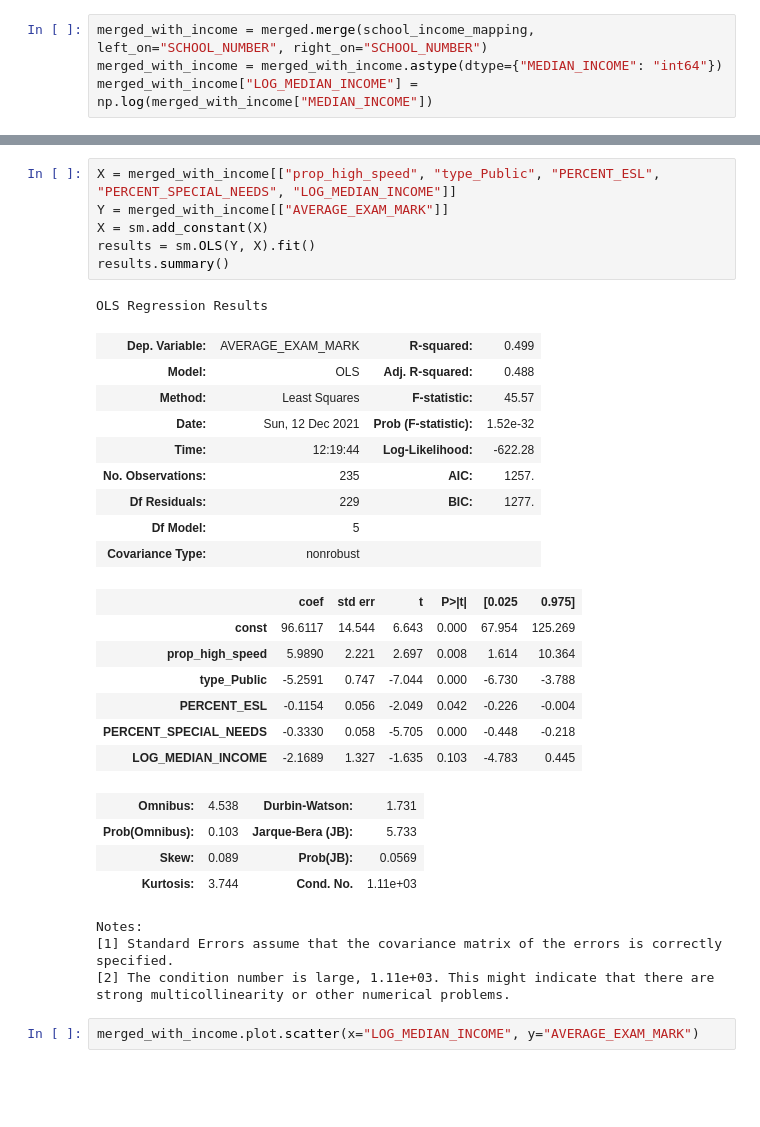
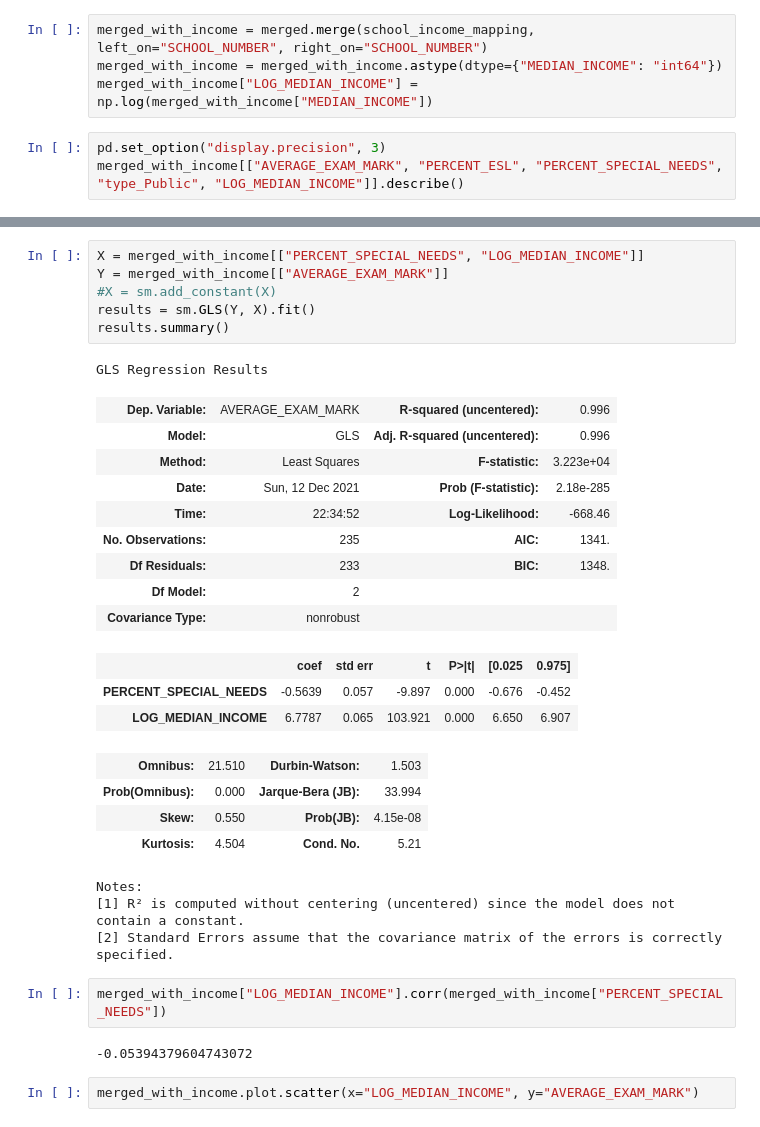
Before and after one commit to mukund0299/ECON_490_Paper, a Jupyter notebook: data/analysis.ipynb, the cells around one changed output, grey strips where cells are left out. Cells and saved outputs as stored; diff of their text form; blank space fills up the shorter version.

```diff
--- a/data/analysis.ipynb
+++ b/data/analysis.ipynb
@@ -225,3 +225,6 @@ The spread here is problematic. Most schools have really good connection speeds,
 merged_with_income = merged.merge(school_income_mapping, left_on="SCHOOL_NUMBER", right_on="SCHOOL_NUMBER")
 merged_with_income = merged_with_income.astype(dtype={"MEDIAN_INCOME": "int64"})
 merged_with_income["LOG_MEDIAN_INCOME"] = np.log(merged_with_income["MEDIAN_INCOME"])
+# %%
+pd.set_option("display.precision", 3)
+merged_with_income[["AVERAGE_EXAM_MARK", "PERCENT_ESL", "PERCENT_SPECIAL_NEEDS", "type_Public", "LOG_MEDIAN_INCOME"]].describe()
@@ -228,35 +241,34 @@ merged_with_income["LOG_MEDIAN_INCOME"] = np.log(merged_with_income["MEDIAN_INCO
 # %%
-X = merged_with_income[["prop_high_speed", "type_Public", "PERCENT_ESL", "PERCENT_SPECIAL_NEEDS", "LOG_MEDIAN_INCOME"]]
+X = merged_with_income[["PERCENT_SPECIAL_NEEDS", "LOG_MEDIAN_INCOME"]]
 Y = merged_with_income[["AVERAGE_EXAM_MARK"]]
-X = sm.add_constant(X)
-results = sm.OLS(Y, X).fit()
+#X = sm.add_constant(X)
+results = sm.GLS(Y, X).fit()
 results.summary()
 # %% [output]
-OLS Regression Results
+GLS Regression Results
-| Dep. Variable: | AVERAGE_EXAM_MARK | R-squared: | 0.499 |
-| Model: | OLS | Adj. R-squared: | 0.488 |
-| Method: | Least Squares | F-statistic: | 45.57 |
-| Date: | Sun, 12 Dec 2021 | Prob (F-statistic): | 1.52e-32 |
-| Time: | 12:19:44 | Log-Likelihood: | -622.28 |
-| No. Observations: | 235 | AIC: | 1257. |
-| Df Residuals: | 229 | BIC: | 1277. |
-| Df Model: | 5 |  |  |
+| Dep. Variable: | AVERAGE_EXAM_MARK | R-squared (uncentered): | 0.996 |
+| Model: | GLS | Adj. R-squared (uncentered): | 0.996 |
+| Method: | Least Squares | F-statistic: | 3.223e+04 |
+| Date: | Sun, 12 Dec 2021 | Prob (F-statistic): | 2.18e-285 |
+| Time: | 22:34:52 | Log-Likelihood: | -668.46 |
+| No. Observations: | 235 | AIC: | 1341. |
+| Df Residuals: | 233 | BIC: | 1348. |
+| Df Model: | 2 |  |  |
 | Covariance Type: | nonrobust |  |  |
 |  | coef | std err | t | P>|t| | [0.025 | 0.975] |
-| const | 96.6117 | 14.544 | 6.643 | 0.000 | 67.954 | 125.269 |
-| prop_high_speed | 5.9890 | 2.221 | 2.697 | 0.008 | 1.614 | 10.364 |
-| type_Public | -5.2591 | 0.747 | -7.044 | 0.000 | -6.730 | -3.788 |
-| PERCENT_ESL | -0.1154 | 0.056 | -2.049 | 0.042 | -0.226 | -0.004 |
-| PERCENT_SPECIAL_NEEDS | -0.3330 | 0.058 | -5.705 | 0.000 | -0.448 | -0.218 |
-| LOG_MEDIAN_INCOME | -2.1689 | 1.327 | -1.635 | 0.103 | -4.783 | 0.445 |
+| PERCENT_SPECIAL_NEEDS | -0.5639 | 0.057 | -9.897 | 0.000 | -0.676 | -0.452 |
+| LOG_MEDIAN_INCOME | 6.7787 | 0.065 | 103.921 | 0.000 | 6.650 | 6.907 |
-| Omnibus: | 4.538 | Durbin-Watson: | 1.731 |
-| Prob(Omnibus): | 0.103 | Jarque-Bera (JB): | 5.733 |
-| Skew: | 0.089 | Prob(JB): | 0.0569 |
-| Kurtosis: | 3.744 | Cond. No. | 1.11e+03 |
+| Omnibus: | 21.510 | Durbin-Watson: | 1.503 |
+| Prob(Omnibus): | 0.000 | Jarque-Bera (JB): | 33.994 |
+| Skew: | 0.550 | Prob(JB): | 4.15e-08 |
+| Kurtosis: | 4.504 | Cond. No. | 5.21 |
 Notes:
-[1] Standard Errors assume that the covariance matrix of the errors is correctly specified.
-[2] The condition number is large, 1.11e+03. This might indicate that there are
-strong multicollinearity or other numerical problems.
+[1] R² is computed without centering (uncentered) since the model does not contain a constant.
+[2] Standard Errors assume that the covariance matrix of the errors is correctly specified.
+# %%
+merged_with_income["LOG_MEDIAN_INCOME"].corr(merged_with_income["PERCENT_SPECIAL_NEEDS"])
+# %% [output]
+-0.05394379604743072
 # %%
 merged_with_income.plot.scatter(x="LOG_MEDIAN_INCOME", y="AVERAGE_EXAM_MARK")
 # %% [output]
```
Also changed, not shown: parts of 14 cells of this notebook, 10 other files.
